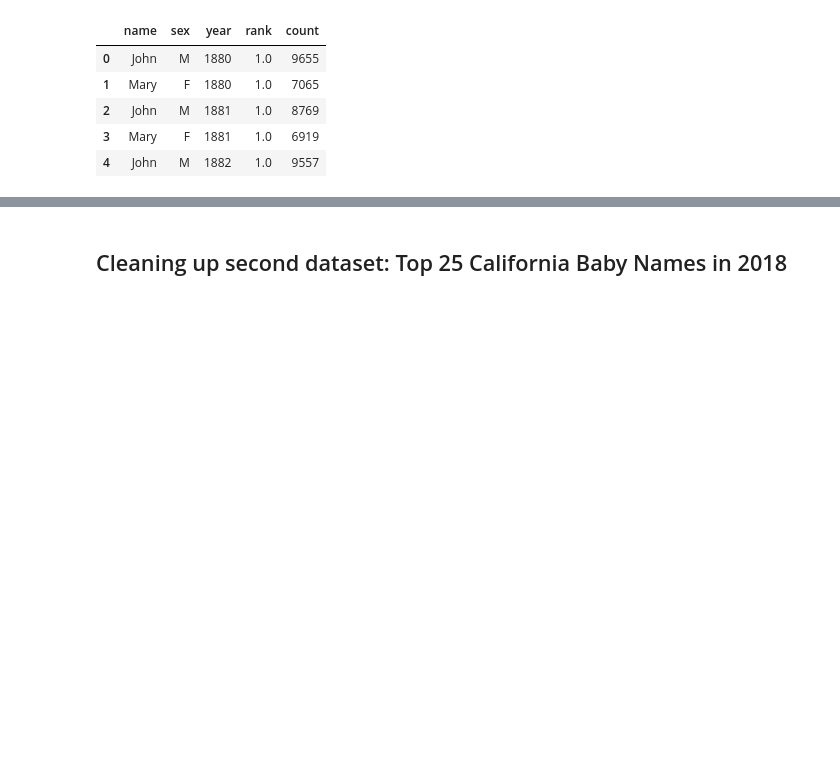
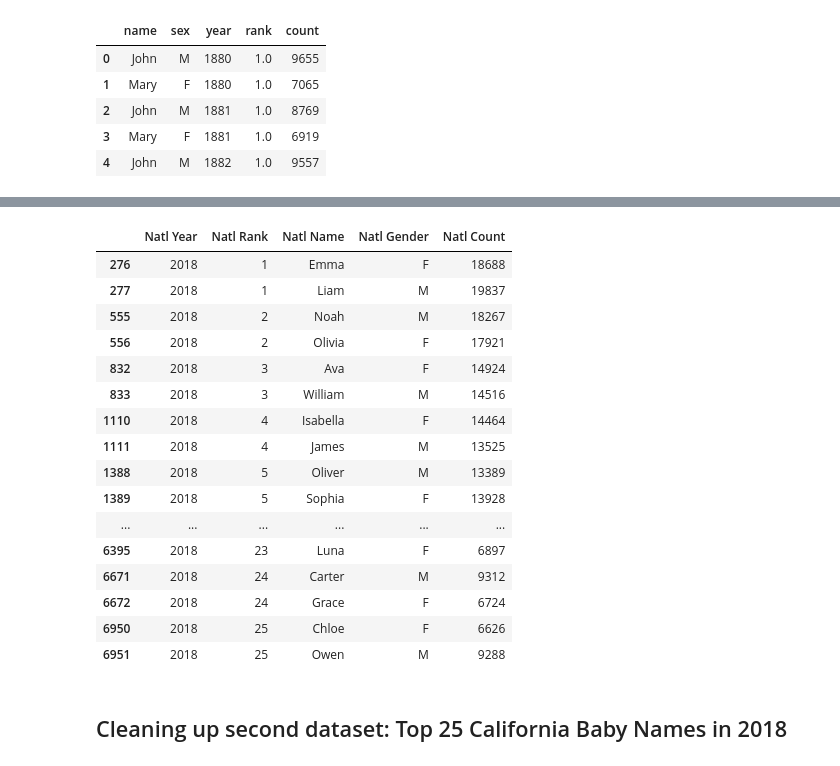
Before and after one commit to teresaflicek/Baby-Names-ETL, a Jupyter notebook: Baby_Names.ipynb, the cells around one changed output, grey strips where cells are left out. Saved outputs shown, nothing was run; the diff lists cells and outputs as text; code cells hidden in the pictures; blank space fills up the shorter version.

```diff
--- a/Baby_Names.ipynb
+++ b/Baby_Names.ipynb
@@ -58,0 +69,4 @@ TypeError: '<=' not supported between instances of 'method' and 'int'
+# %%
+#rename the columns
+top_nat_names = top_nat_names.rename(columns={"name": "Natl Name", "sex": "Natl Gender", "year":"Natl Year", "rank":"Natl Rank", "count":"Natl Count"}).copy()
+top_nat_names.head()
@@ -59,3 +80,27 @@ TypeError: '<=' not supported between instances of 'method' and 'int'
+# %%
+#reorganized columns and created a copy
+top_nat_names = top_nat_names[["Natl Year", "Natl Rank", "Natl Name", "Natl Gender", "Natl Count"]].copy()
+
+#display dataframe
+top_nat_names
+# %% [output]
+|  | Natl Year | Natl Rank | Natl Name | Natl Gender | Natl Count |
+| 276 | 2018 | 1 | Emma | F | 18688 |
+| 277 | 2018 | 1 | Liam | M | 19837 |
+| 555 | 2018 | 2 | Noah | M | 18267 |
+| 556 | 2018 | 2 | Olivia | F | 17921 |
+| 832 | 2018 | 3 | Ava | F | 14924 |
+| 833 | 2018 | 3 | William | M | 14516 |
+| 1110 | 2018 | 4 | Isabella | F | 14464 |
+| 1111 | 2018 | 4 | James | M | 13525 |
+| 1388 | 2018 | 5 | Oliver | M | 13389 |
+| 1389 | 2018 | 5 | Sophia | F | 13928 |
+| ... | ... | ... | ... | ... | ... |
+| 6395 | 2018 | 23 | Luna | F | 6897 |
+| 6671 | 2018 | 24 | Carter | M | 9312 |
+| 6672 | 2018 | 24 | Grace | F | 6724 |
+| 6950 | 2018 | 25 | Chloe | F | 6626 |
+| 6951 | 2018 | 25 | Owen | M | 9288 |
 # %% [markdown]
 ## Cleaning up second dataset: Top 25 California Baby Names in 2018
 # %%
```
Also changed, not shown: parts of 11 cells of this notebook.
